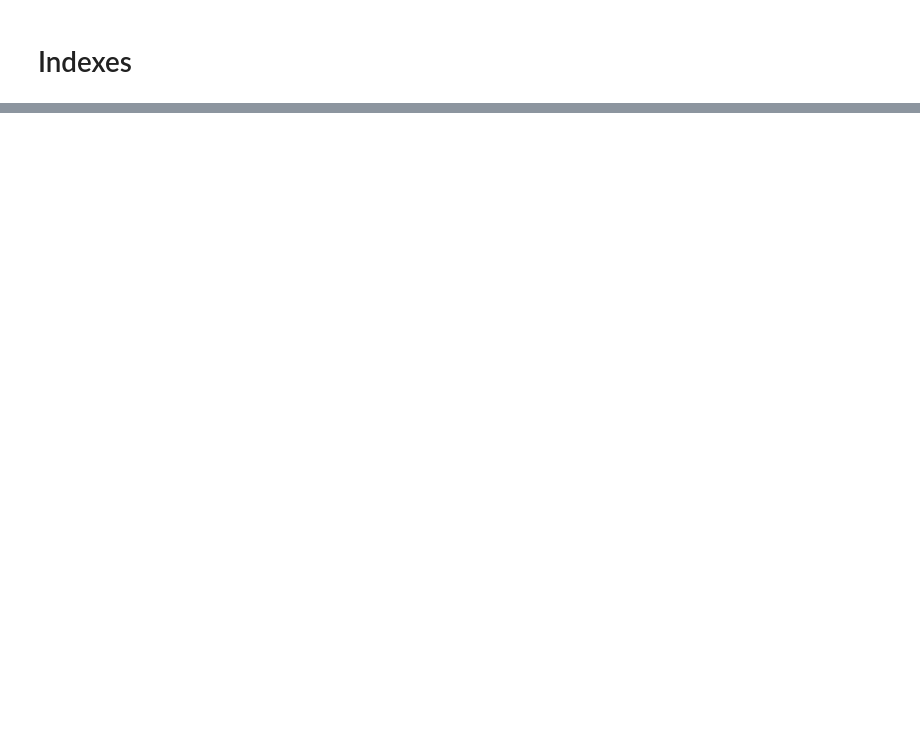
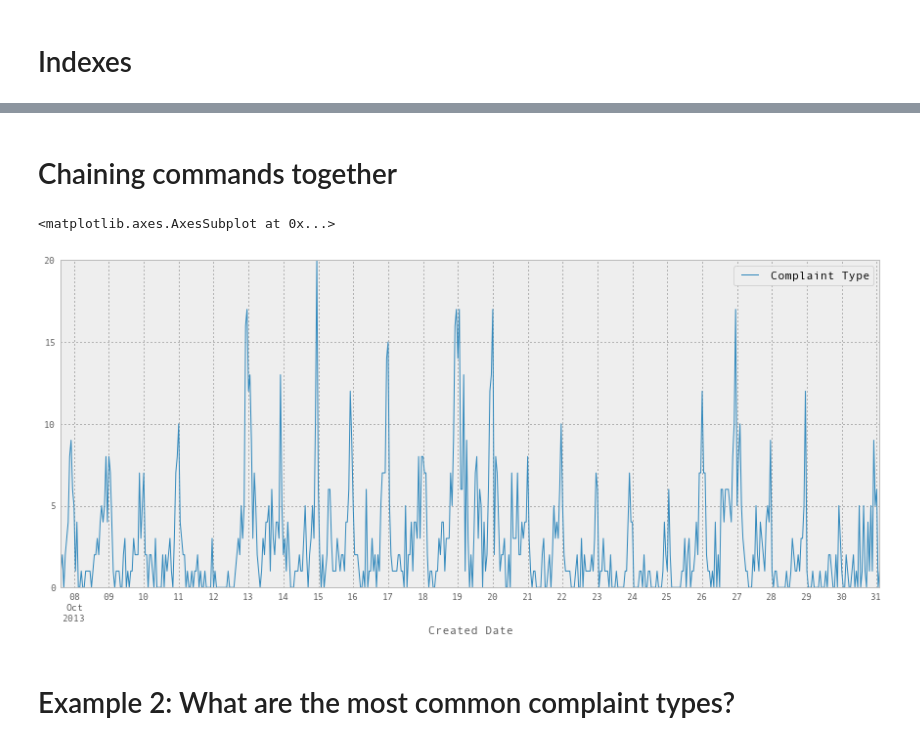
Before and after one commit to jvns/talks, a Jupyter notebook: pydatanyc2013/PyData NYC 2013 tutorial.ipynb, the cells around one changed output, grey strips where cells are left out. Cells and saved outputs as stored; diff of their text form; code cells hidden in the pictures; blank space fills up the shorter version.

```diff
--- a/pydatanyc2013/PyData NYC 2013 tutorial.ipynb
+++ b/pydatanyc2013/PyData NYC 2013 tutorial.ipynb
@@ -318,0 +323,11 @@ noise_complaints.resample('H', how=len).plot()
+# %% [markdown]
+# Chaining commands together
+# %%
+complaints = requests[['Created Date', 'Complaint Type']]
+noise_complaints = complaints[complaints['Complaint Type'] == 'Noise - Street/Sidewalk']
+noise_complaints.set_index('Created Date').sort_index().resample('H', how=len).plot()
+# %% [output]
+<matplotlib.axes.AxesSubplot at 0x...>
+[figure, added]
+# %% [markdown]
+# Example 2: What are the most common complaint types?
```
Also changed, not shown: parts of 30 cells of this notebook.
